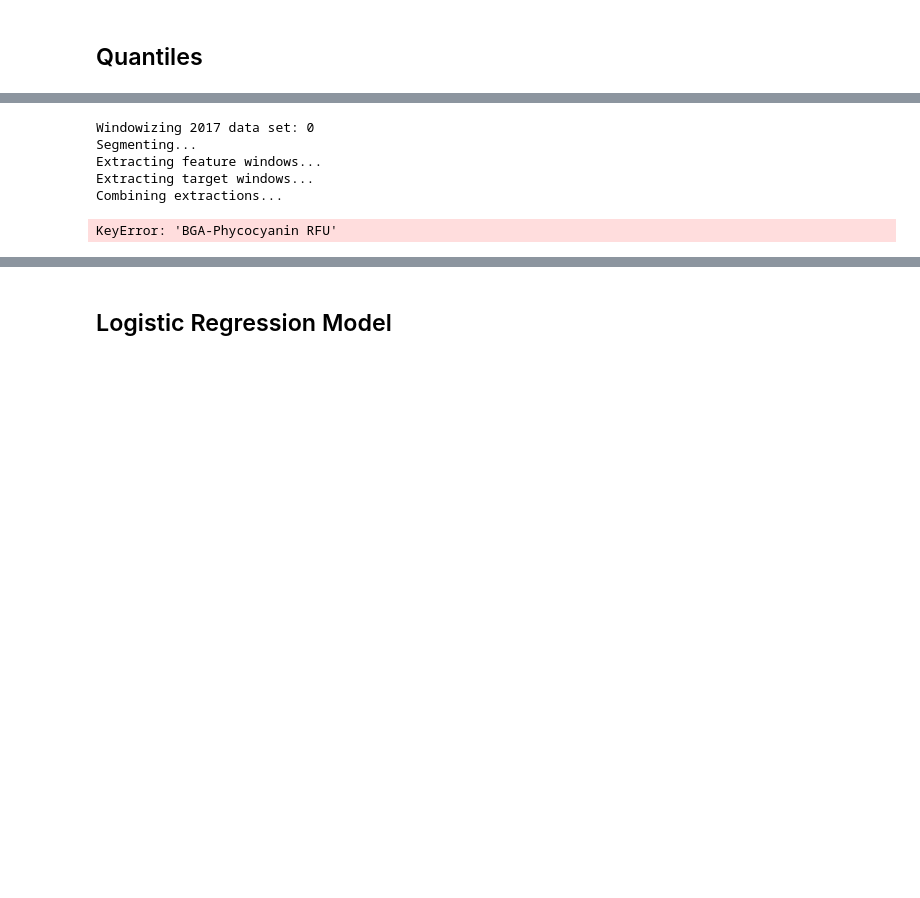
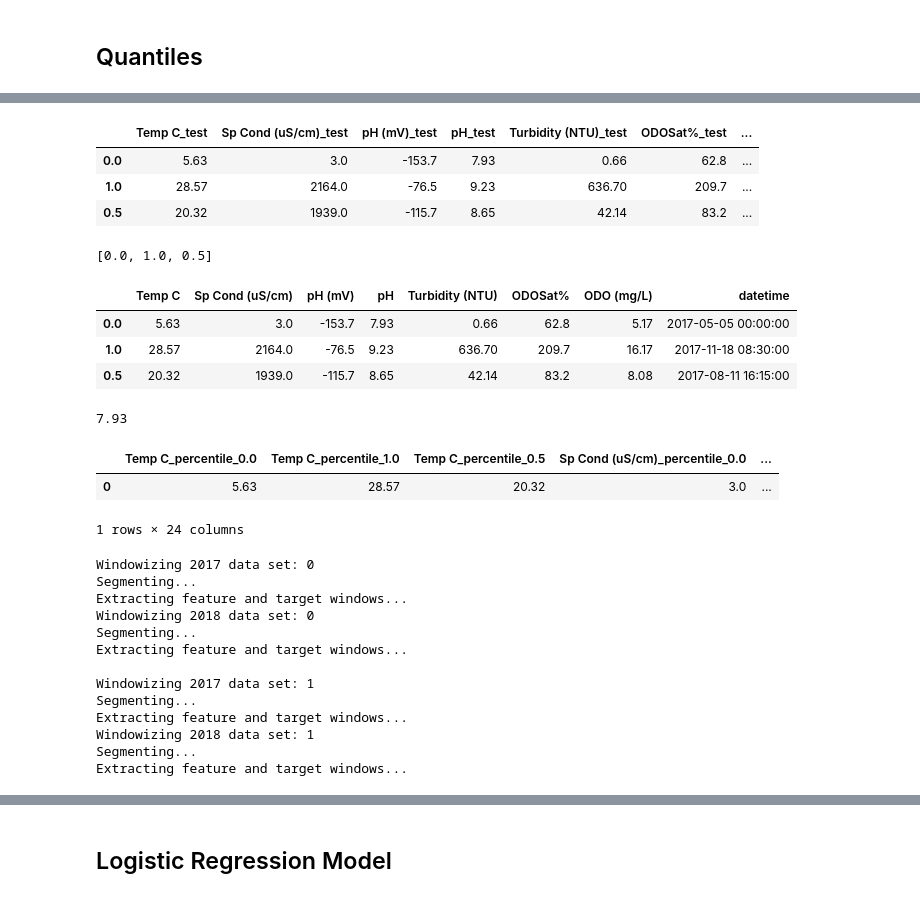
Before and after one commit to mccomackjp/algae-bloom-prediction, a Jupyter notebook: notebooks/models/quantile_investigation.ipynb, the cells around one changed output, grey strips where cells are left out. Drawn from its saved outputs; the diff is of its cells as text; code cells hidden in the pictures; blank space fills up the shorter version.

Commit message:
fixed windowize method

```diff
--- a/notebooks/models/quantile_investigation.ipynb
+++ b/notebooks/models/quantile_investigation.ipynb
@@ -183,19 +194,61 @@ percentiles = [0.0, 0.5, 1.0]
+# %%
+test.drop(columns=target_column).quantile(percentiles, numeric_only=False).add_suffix('_test')
+# %% [output]
+|  | Temp C_test | Sp Cond (uS/cm)_test | pH (mV)_test | pH_test | Turbidity (NTU)_test | ODOSat%_test | ... |
+| 0.0 | 5.63 | 3.0 | -153.7 | 7.93 | 0.66 | 62.8 | ... |
+| 1.0 | 28.57 | 2164.0 | -76.5 | 9.23 | 636.70 | 209.7 | ... |
+| 0.5 | 20.32 | 1939.0 | -115.7 | 8.65 | 42.14 | 83.2 | ... |
+# %%
+sorted(percentiles)
+print(percentiles)
+# %% [output]
+[0.0, 1.0, 0.5]
+# %%
+df = test.drop(columns=target_column).quantile(percentiles, numeric_only=False)
+df.head()
+# %% [output]
+|  | Temp C | Sp Cond (uS/cm) | pH (mV) | pH | Turbidity (NTU) | ODOSat% | ODO (mg/L) | datetime |
+| 0.0 | 5.63 | 3.0 | -153.7 | 7.93 | 0.66 | 62.8 | 5.17 | 2017-05-05 00:00:00 |
+| 1.0 | 28.57 | 2164.0 | -76.5 | 9.23 | 636.70 | 209.7 | 16.17 | 2017-11-18 08:30:00 |
+| 0.5 | 20.32 | 1939.0 | -115.7 | 8.65 | 42.14 | 83.2 | 8.08 | 2017-08-11 16:15:00 |
+# %%
+df['pH'][0.0]
+# %% [output]
+7.93
+# %%
+e = pd.DataFrame()
+for col in df.columns:
+    for p in percentiles:
+        new_column = col + "_percentile_{}".format(p)
+        e[new_column] = [df[col][p]]
+e.head()
+# %% [output]
+|  | Temp C_percentile_0.0 | Temp C_percentile_1.0 | Temp C_percentile_0.5 | Sp Cond (uS/cm)_percentile_0.0 | ... |
+| 0 | 5.63 | 28.57 | 20.32 | 3.0 | ... |
+1 rows × 24 columns
 # %%
 # Segment each data frame
 for i in range(0, len(train_dfs)):
     print("Windowizing 2017 data set:", i)
     train_dfs[i] = hf.windowize(
-        train_dfs[i], 'datetime', target_column, percentile=percentiles)
+        train_dfs[i], 'datetime', target_column, feature_percentiles=percentiles)
     print("Windowizing 2018 data set:", i)
     test_dfs[i] = hf.windowize(
-        test_dfs[i], 'datetime', target_column, percentile=percentiles)
+        test_dfs[i], 'datetime', target_column, feature_percentiles=percentiles)
     print()
 # %% [output]
 Windowizing 2017 data set: 0
 Segmenting...
-Extracting feature windows...
-Extracting target windows...
-Combining extractions...
+Extracting feature and target windows...
+Windowizing 2018 data set: 0
+Segmenting...
+Extracting feature and target windows...
+
+Windowizing 2017 data set: 1
+Segmenting...
+Extracting feature and target windows...
+Windowizing 2018 data set: 1
+Segmenting...
+Extracting feature and target windows...
-KeyError: 'BGA-Phycocyanin RFU'
 # %%
 train_dfs[0].head()
```
Also changed, not shown: parts of 14 cells of this notebook, 1 other file.
